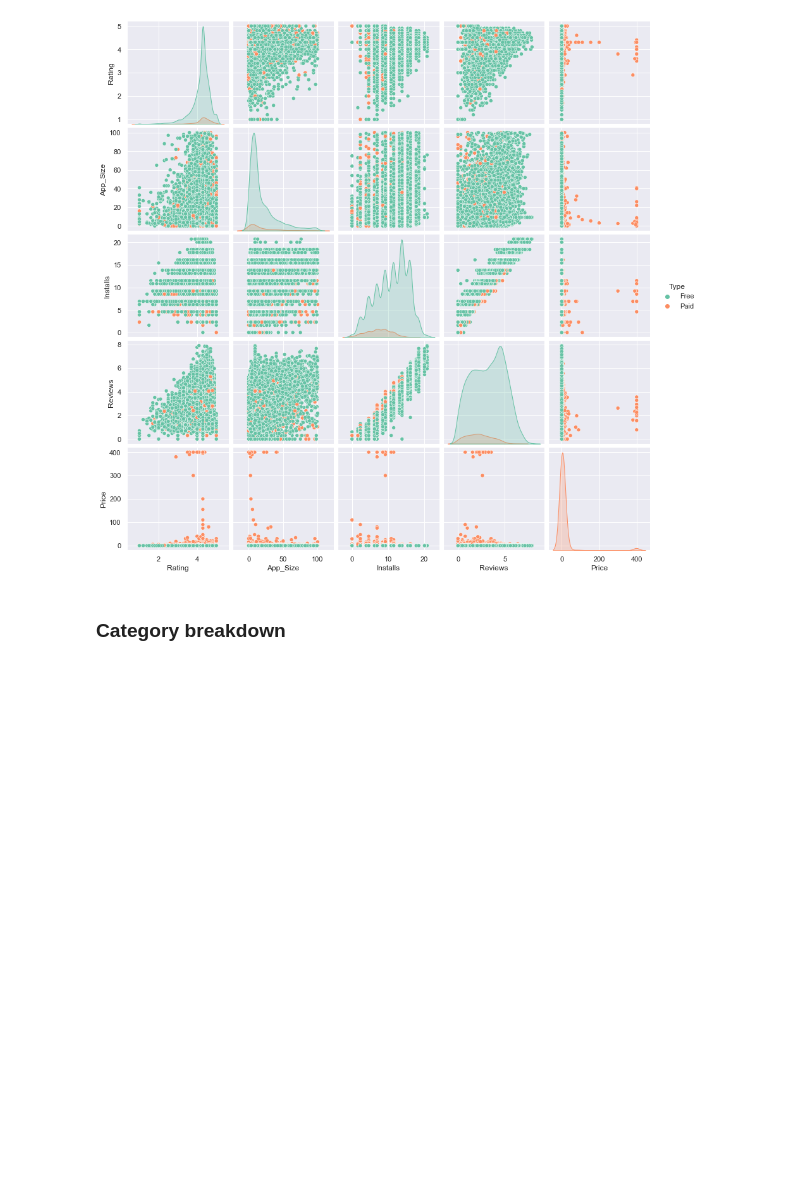
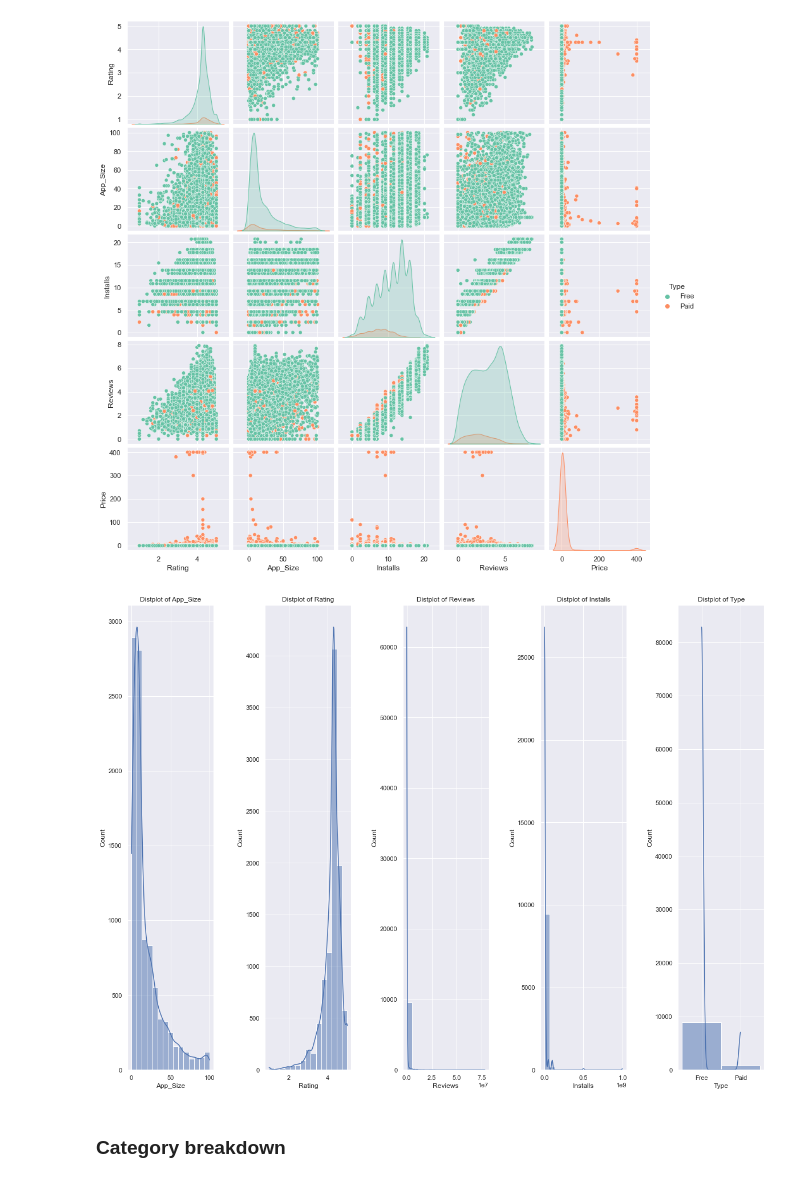
Before and after one commit to AnasMations/Google-Play-Store-Apps, a Jupyter notebook: Google Play Store App Data Analysis.ipynb, the cells around one changed output. Cells and saved outputs as stored; diff of their text form; code cells hidden in the pictures; blank space fills up the shorter version.

```diff
--- a/Google Play Store App Data Analysis.ipynb
+++ b/Google Play Store App Data Analysis.ipynb
@@ -351,6 +351,29 @@ p = sns.pairplot(pd.DataFrame(list(zip(x, y, np.log(z), np.log10(p), t, price)),
                         columns=['Rating','App_Size', 'Installs', 'Reviews', 'Type', 'Price']), hue='Type', palette="Set2")
 # %% [output]
 [figure]
+# %%
+# importing the required modules
+import matplotlib.pyplot as plt
+import seaborn as sns
+
+# graph size
+plt.figure(1 , figsize = (20 , 15))
+graph = 0
+
+# for loop
+for x in ['App_Size' , 'Rating' , 'Reviews','Installs','Type']:
+    graph += 1
+
+    # ploting graph
+    plt.subplot(1 , 5 , graph)
+    plt.subplots_adjust(hspace = 0.6 , wspace = 0.6)
+    sns.histplot(df[x] , bins = 15, kde=True)
+    plt.title('Distplot of {}'.format(x))
+
+# showing the graph
+plt.show();
+# %% [output]
+[figure, added]
 # %% [markdown]
 ### Category breakdown
 # %%
```
Also changed, not shown: parts of 4 cells of this notebook.
